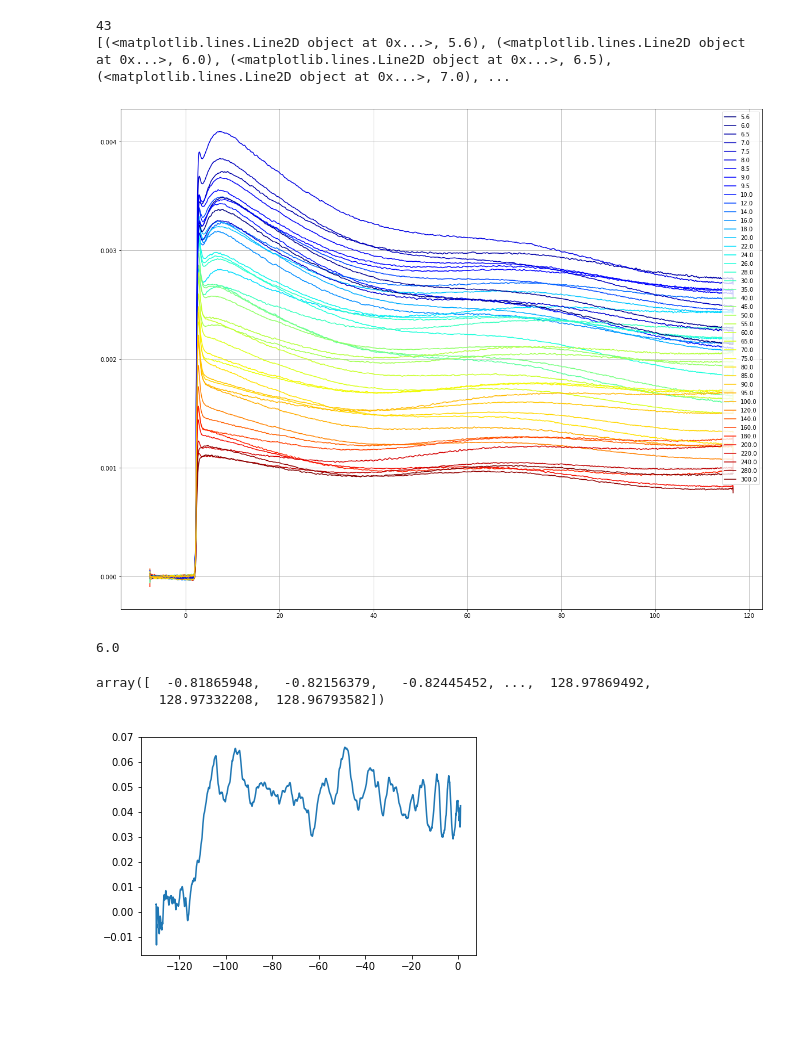
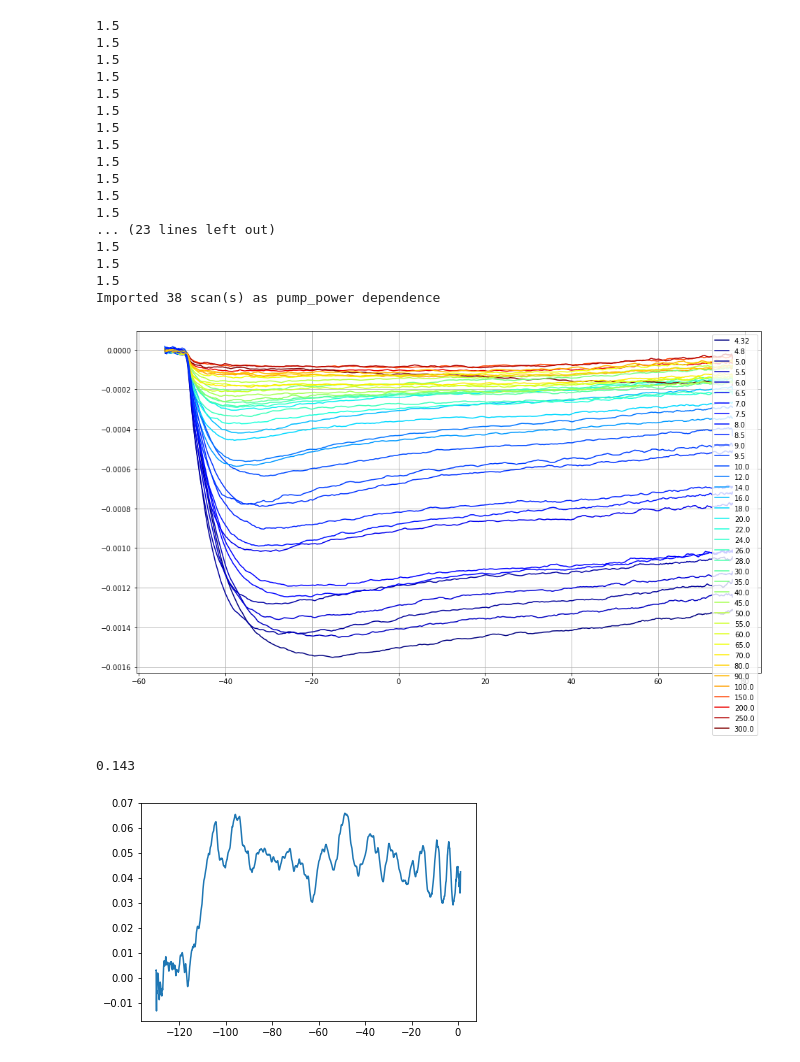
Before and after one commit to steinnymir/RegAscope2017, a Jupyter notebook: Analysis Tests.ipynb, the cells around one changed output. Saved outputs shown, nothing was run; the diff lists cells and outputs as text; code cells hidden in the pictures; blank space fills up the shorter version.

Commit message:
Analysis iPython Update
with RuCl3 data from 28 nov 2017

```diff
--- a/Analysis Tests.ipynb
+++ b/Analysis Tests.ipynb
@@ -12,76 +81,83 @@ from mpl_toolkits.axes_grid1 import make_axes_locatable
 # %%
 tr = transient.Transient()
 
-filepath = 'E:/data/RuCl3/High Fluence_temperature/'
+filepath = 'E:/steinn/RuCl3/Low Fluence_temperature/'
 files = os.listdir(filepath)
 ax = []
 trs = []
 k_parameters = []
-cutFreq = 0.05 # THz
-t0 = 115
-key_parameter = 'temperature'
+cutFreq = 0.01 # THz
+t0 = 76
+key_parameter = 'pump_power'
 description = ''
 for i in range(len(files)):
     tr = transient.Transient()
     tr.import_file(filepath + files[i],cleanData=False, key_parameter = key_parameter, description=description)
+    print(tr.pump_power)
     tr.crop_time_scale()
     tr.shift_time(t0)
     tr.filter_low_pass(cutFreq)
-    tr.flip_trace()
+#     tr.flip_trace()
     tr.remove_DC_offset()
     tr.flip_time()
-    k_parameters.append(float(tr.key_parameter_value))
+    k_parameters.append(float(tr.temperature))
+
+#     tr.trace = np.divide(tr.trace,max(tr.trace))
+#     tr.trace = np.divide(tr.trace,tr.pump_power)
+
     trs.append(tr)
-print(len(trs))
+
+print('Imported {0} scan(s) as {1} dependence'.format(len(trs),trs[0].key_parameter))
 
 
-fig = plt.figure(figsize=(20,16))
+fig = plt.figure(figsize=(16,9))
 ax = fig.add_subplot(111)
 jet = cm = plt.get_cmap('jet')
 cNormLog = colors.LogNorm(vmin=min(k_parameters), vmax=max(k_parameters))
 cNorm  = colors.Normalize(vmin=min(k_parameters), vmax=max(k_parameters))
 scalarMap = cmx.ScalarMappable(norm=cNormLog, cmap=jet)
 lines = []
 for idx in range(len(trs)):
-    colorVal = scalarMap.to_rgba(trs[idx].key_parameter_value)
+    colorVal = scalarMap.to_rgba(trs[idx].temperature)
     retLine, = ax.plot(trs[idx].time, trs[idx].trace, color=colorVal)
-    #retLine.set_color()
     lines.append(retLine)
-labels = []
-
+# make labels
+    labels = []
 for i in range(len(lines)):
     labels.append((lines[i],k_parameters[i]))
 labels = sorted(labels, key=lambda kpar: float(kpar[1]))
 lbLines=[]
 lbVals=[]
 for i in range(len(labels)):
     lbLines.append(labels[i][0])
     lbVals.append(labels[i][1])
-
-
-# labels[0,:] = lines
-# labels[1,:] = k_parameters
-print(labels)
 ax.legend(lbLines, lbVals, loc='upper right')
-# divider = make_axes_locatable(ax)
-# cax = divider.append_axes("right", size="5%", pad=0.05)
-# plt.colorbar(ax, cax=cax)
-# cax = fig.add_axes([0.27, 0.8, 0.5, 0.05])
-# plt.colorbar(mappable, ax=ax, **kwargs)
+# plt.xlim((-5,5))
+# plt.ylim((-0.0002,0.0008))
 ax.grid()
 # %% [output]
-43
-[(<matplotlib.lines.Line2D object at 0x...>, 5.6), (<matplotlib.lines.Line2D object at 0x...>, 6.0), (<matplotlib.lines.Line2D object at 0x...>, 6.5), (<matplotlib.lines.Line2D object at 0x...>, 7.0), ...
+1.5
+1.5
+1.5
+1.5
+1.5
+1.5
+1.5
+1.5
+1.5
+1.5
+1.5
+1.5
+... (23 lines left out)
+1.5
+1.5
+1.5
+Imported 38 scan(s) as pump_power dependence
-[figure, old version]
+[figure, new version]
-# %%
-labels[1][1]
-# %% [output]
-6.0
-# %%
-tr.raw_time
-# %% [output]
-array([  -0.81865948,   -0.82156379,   -0.82445452, ...,  128.97869492,
-        128.97332208,  128.96793582])
+# %%
+trs[1].pump_energy
+# %% [output]
+0.143
 # %%
 tr.filter_low_pass(cutHigh=0.05)
 # %%
```
Also changed, not shown: parts of 1 cell of this notebook.
